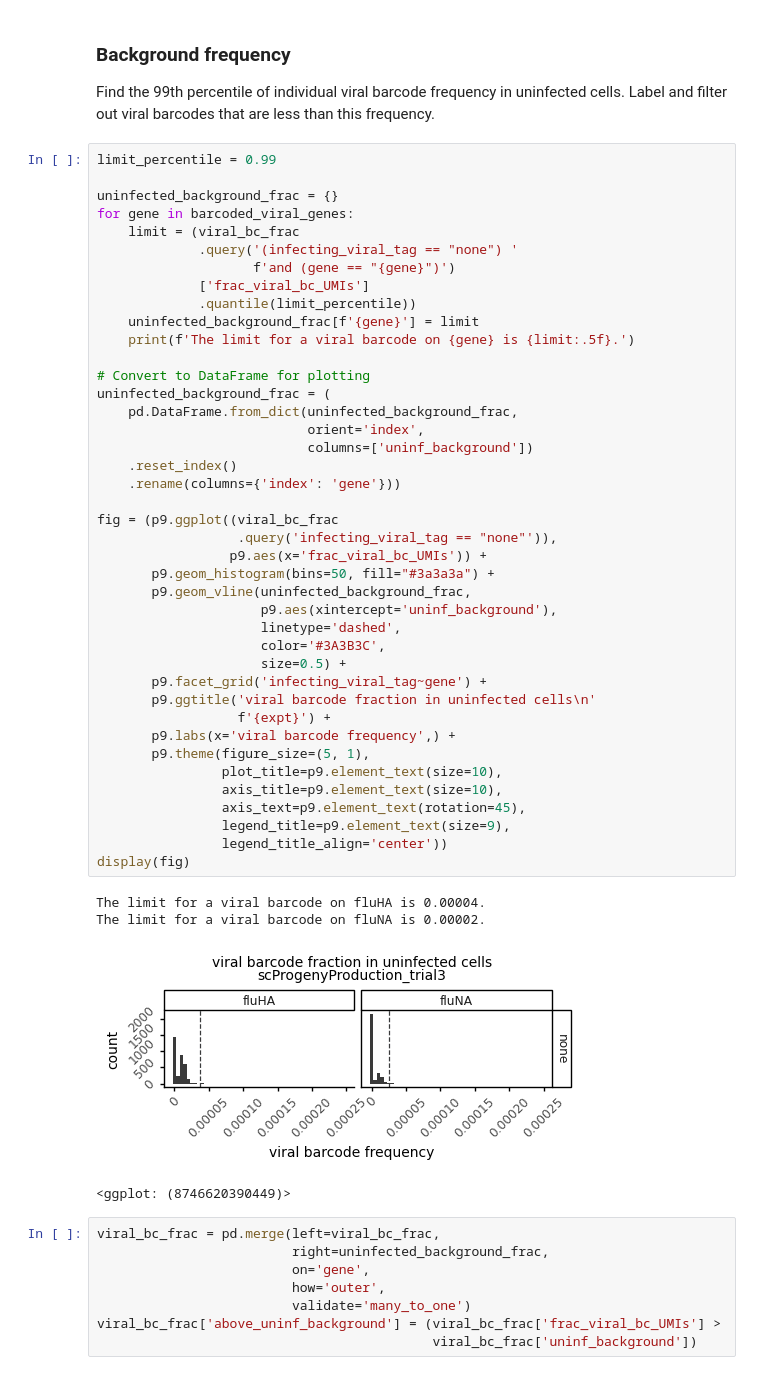
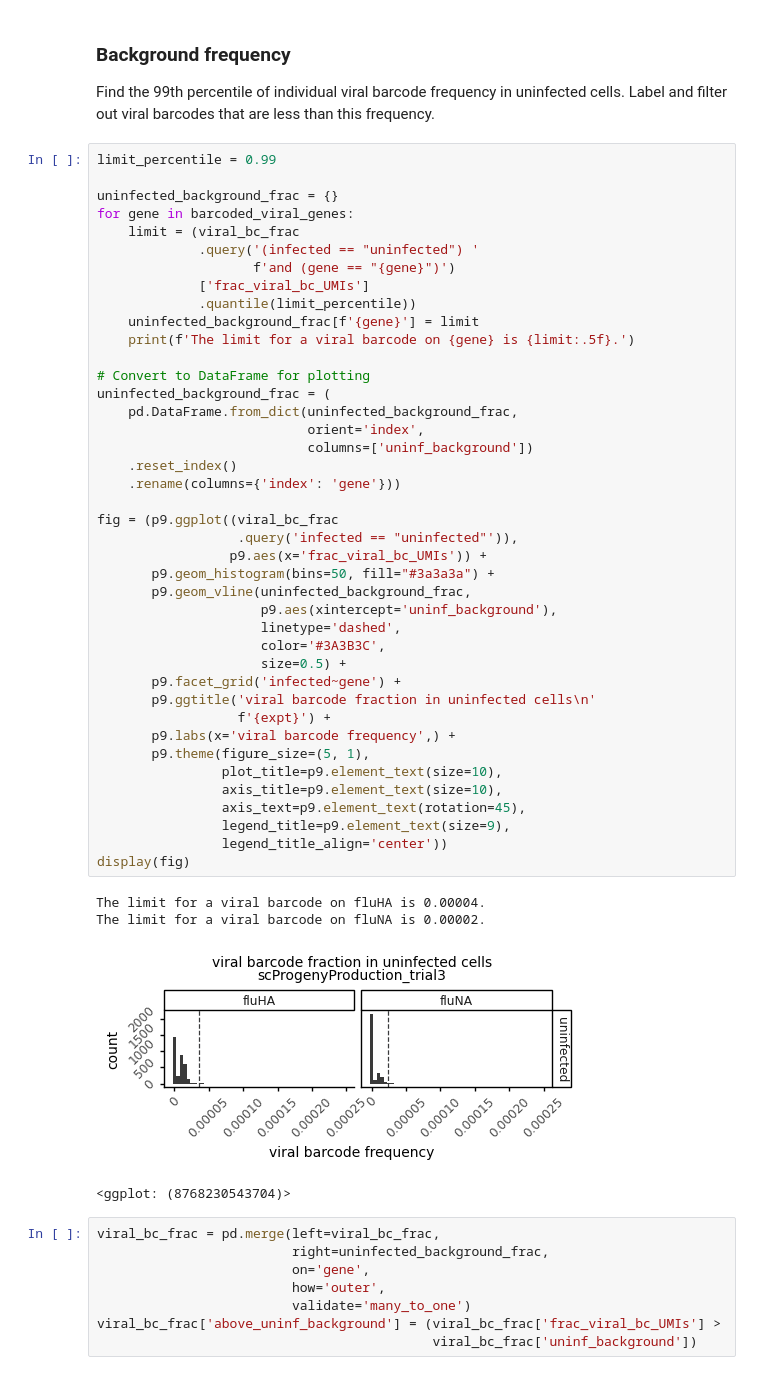
Before and after one commit to jbloomlab/barcoded_flu_pdmH1N1, a Jupyter notebook: valid_viral_barcodes_by_cell.py.ipynb, the cells around one changed output. Cells and saved outputs as stored; diff of their text form.

Commit message:
corrected background freq population from infecting_viral_tag==none to infected==uninfected

```diff
--- a/valid_viral_barcodes_by_cell.py.ipynb
+++ b/valid_viral_barcodes_by_cell.py.ipynb
@@ -361,7 +361,7 @@ limit_percentile = 0.99
 uninfected_background_frac = {}
 for gene in barcoded_viral_genes:
     limit = (viral_bc_frac
-             .query('(infecting_viral_tag == "none") '
+             .query('(infected == "uninfected") '
                     f'and (gene == "{gene}")')
              ['frac_viral_bc_UMIs']
              .quantile(limit_percentile))
@@ -370,37 +370,37 @@ for gene in barcoded_viral_genes:
 
 # Convert to DataFrame for plotting
 uninfected_background_frac = (
     pd.DataFrame.from_dict(uninfected_background_frac,
                            orient='index',
                            columns=['uninf_background'])
     .reset_index()
     .rename(columns={'index': 'gene'}))
 
 fig = (p9.ggplot((viral_bc_frac
-                  .query('infecting_viral_tag == "none"')),
+                  .query('infected == "uninfected"')),
                  p9.aes(x='frac_viral_bc_UMIs')) +
        p9.geom_histogram(bins=50, fill="#3a3a3a") +
        p9.geom_vline(uninfected_background_frac,
                      p9.aes(xintercept='uninf_background'),
                      linetype='dashed',
                      color='#3A3B3C',
                      size=0.5) +
-       p9.facet_grid('infecting_viral_tag~gene') +
+       p9.facet_grid('infected~gene') +
        p9.ggtitle('viral barcode fraction in uninfected cells\n'
                   f'{expt}') +
        p9.labs(x='viral barcode frequency',) +
        p9.theme(figure_size=(5, 1),
                 plot_title=p9.element_text(size=10),
                 axis_title=p9.element_text(size=10),
                 axis_text=p9.element_text(rotation=45),
                 legend_title=p9.element_text(size=9),
                 legend_title_align='center'))
 display(fig)
 # %% [output]
 The limit for a viral barcode on fluHA is 0.00004.
 The limit for a viral barcode on fluNA is 0.00002.
-[figure, old version]
+[figure, new version]
-<ggplot: (8746620390449)>
+<ggplot: (8768230543704)>
 # %%
 viral_bc_frac = pd.merge(left=viral_bc_frac,
                          right=uninfected_background_frac,
```
Also changed, not shown: parts of 8 cells of this notebook, 1 other file.
